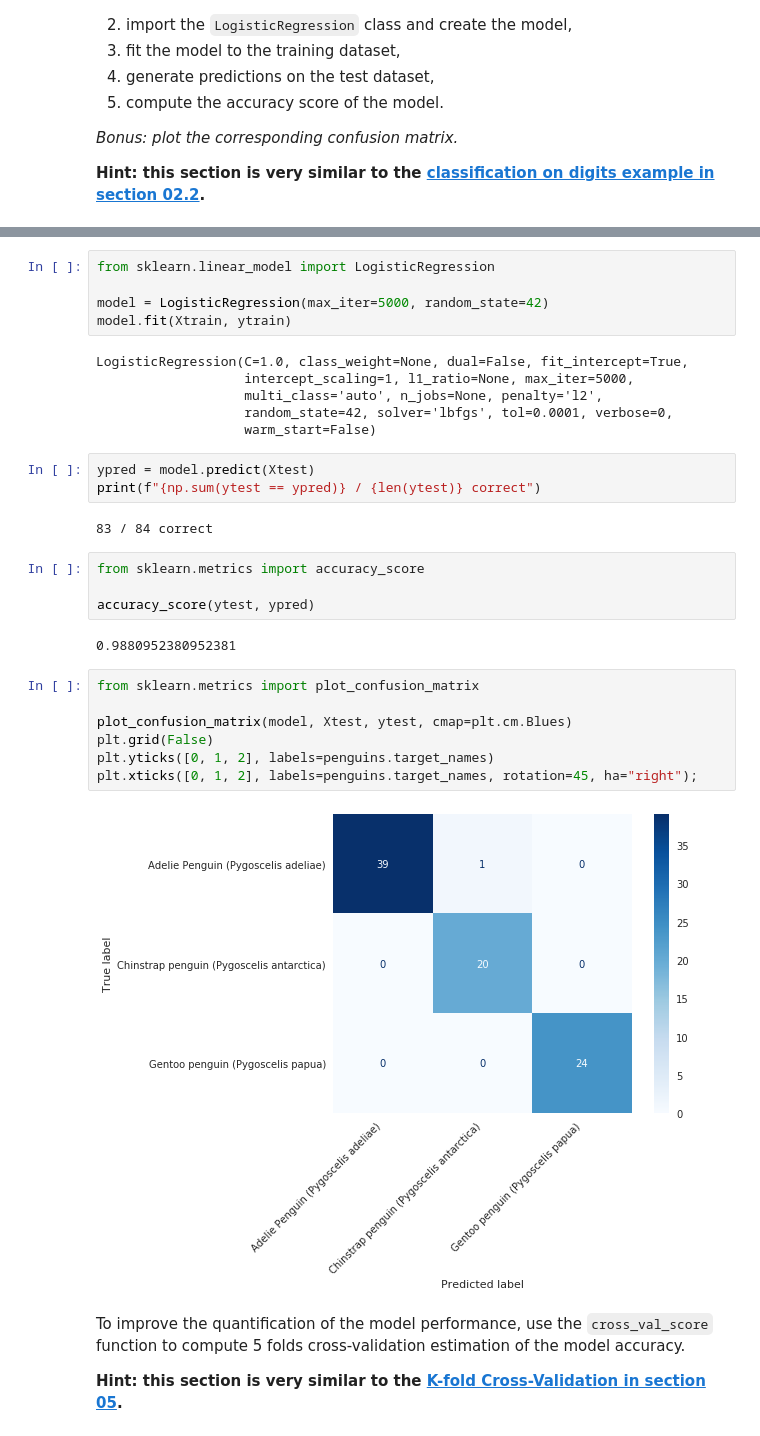
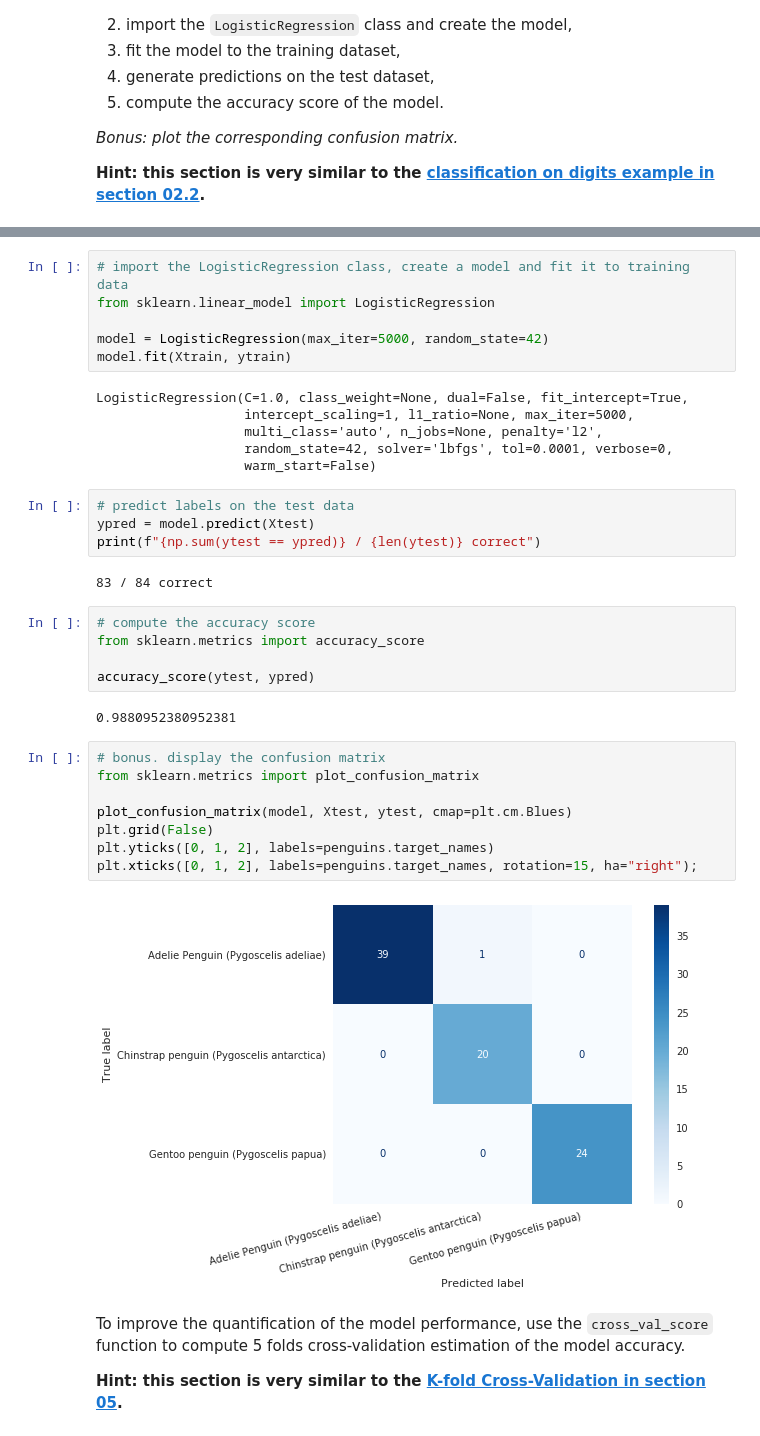
Before and after one commit to prasys/sklearn_tutorial, a Jupyter notebook: notebooks/06.1-Practice-Penguins.ipynb, the cells around one changed output, grey strips where cells are left out. Saved outputs shown, nothing was run; the diff lists cells and outputs as text.

Commit message:
add more indications in code cells for penguins practice

```diff
--- a/notebooks/06.1-Practice-Penguins.ipynb
+++ b/notebooks/06.1-Practice-Penguins.ipynb
@@ -161,6 +162,7 @@ print(Xtrain.shape, Xtest.shape)
 # %% [output]
 (249, 5) (84, 5)
 # %%
+# import the LogisticRegression class, create a model and fit it to training data
 from sklearn.linear_model import LogisticRegression
 
 model = LogisticRegression(max_iter=5000, random_state=42)
@@ -172,25 +174,28 @@ LogisticRegression(C=1.0, class_weight=None, dual=False, fit_intercept=True,
                    random_state=42, solver='lbfgs', tol=0.0001, verbose=0,
                    warm_start=False)
 # %%
+# predict labels on the test data
 ypred = model.predict(Xtest)
 print(f"{np.sum(ytest == ypred)} / {len(ytest)} correct")
 # %% [output]
 83 / 84 correct
 # %%
+# compute the accuracy score
 from sklearn.metrics import accuracy_score
 
 accuracy_score(ytest, ypred)
 # %% [output]
 0.9880952380952381
 # %%
+# bonus. display the confusion matrix
 from sklearn.metrics import plot_confusion_matrix
 
 plot_confusion_matrix(model, Xtest, ytest, cmap=plt.cm.Blues)
 plt.grid(False)
 plt.yticks([0, 1, 2], labels=penguins.target_names)
-plt.xticks([0, 1, 2], labels=penguins.target_names, rotation=45, ha="right");
+plt.xticks([0, 1, 2], labels=penguins.target_names, rotation=15, ha="right");
 # %% [output]
-[figure, old version]
+[figure, new version]
 # %% [markdown]
 To improve the quantification of the model performance, use the `cross_val_score`
 function to compute 5 folds cross-validation estimation of the model accuracy.
```
Also changed, not shown: parts of 7 cells of this notebook.
